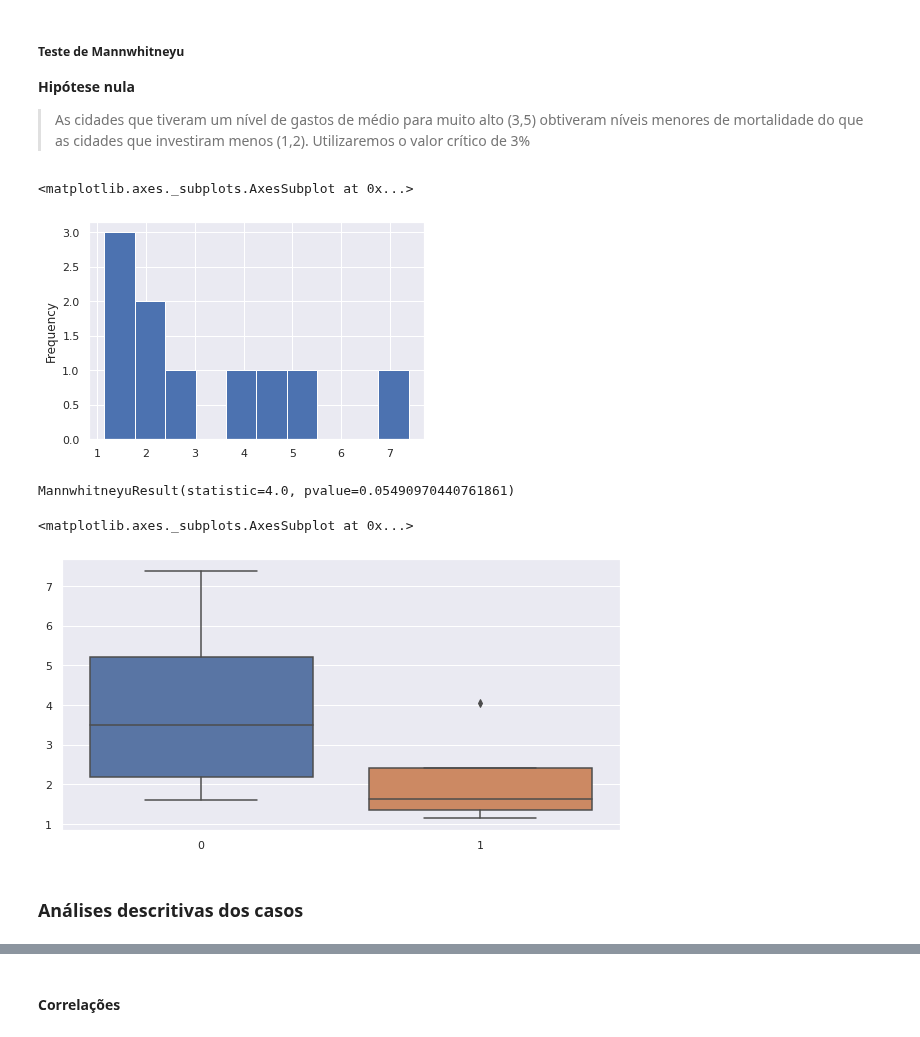
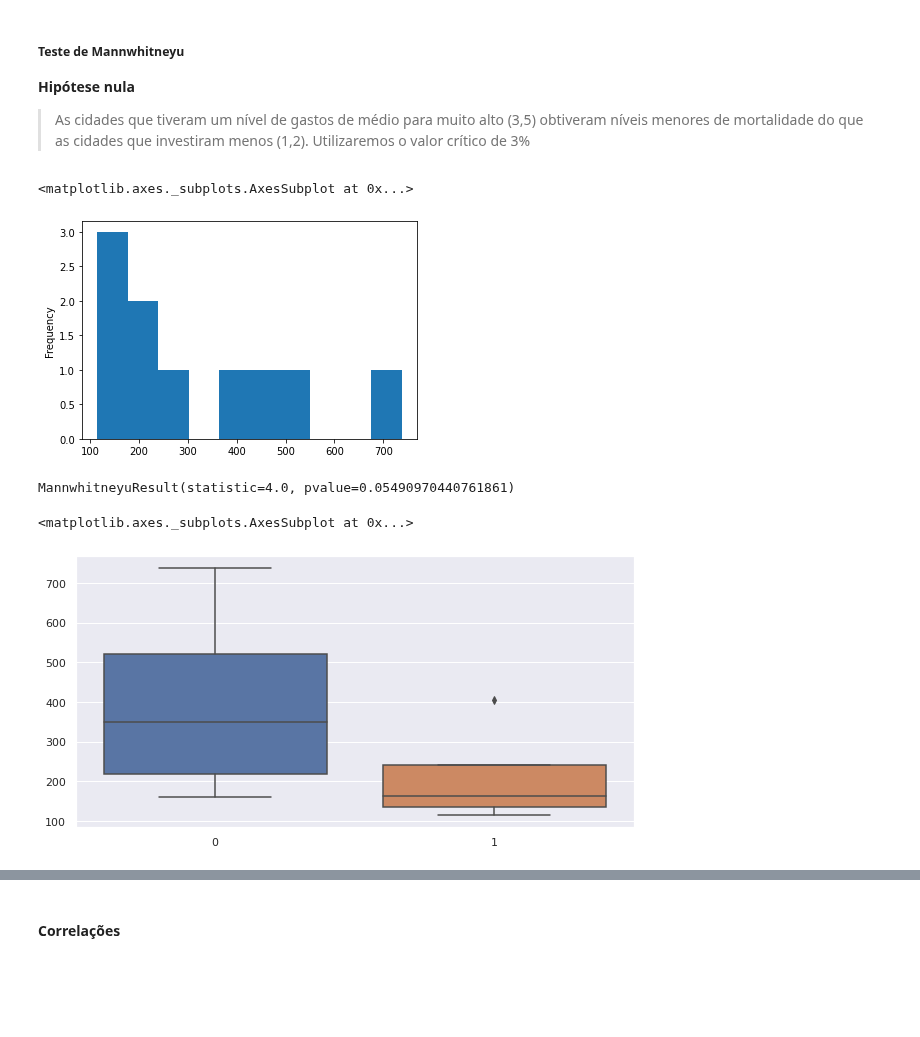
Before and after one commit to marcosw1998/Data-Science, a Jupyter notebook: Notebook/covid_spends_brazil.ipynb, the cells around one changed output, grey strips where cells are left out. Cells and saved outputs as stored; diff of their text form; code cells hidden in the pictures; blank space fills up the shorter version.

```diff
--- a/Notebook/covid_spends_brazil.ipynb
+++ b/Notebook/covid_spends_brazil.ipynb
@@ -641,6 +643,5 @@ len(invest_covidPe_lof)
 # %% [markdown]
 > **Atualiza o dataset com o conjunto de dados sem outliers**
 # %%
-invest_covidPe_lof = invest_covidPe_lof.drop(columns={'outlier'},inplace=True)
-invest_covidPe.update(invest_covidPe_lof)
+invest_covidPe.update(invest_covidPe_lof.drop(columns={'outlier'},inplace=True))
 # %% [output]
@@ -730,0 +710,3 @@ sns.barplot(x='municipio', y='taxa_mortalidade', data=aux).set(title='Taxa de mo
+# %%
+invest_covidPe = invest_covidPe.drop(columns={'outlier'})
+invest_covidPe
@@ -756,10 +831,11 @@ Ttest_relResult(statistic=7.895696601726666, pvalue=5.975348886828321e-13)
 **Hipótese nula**
 > As cidades que tiveram um nível de gastos de médio para muito alto (3,5) obtiveram níveis menores de mortalidade do que as cidades que investiram menos (1,2). Utilizaremos o valor crítico de 3%
 # %%
+stats_desc_covid_PE = covidPeCases.filter(items=['municipio', 'gastos_por_habitante','taxa_mortalidade','nivel_de_gastos']).sort_values(by=['gastos_por_habitante'])
 #Não segue uma normal
-aux['taxa_mortalidade'].plot.hist()
+stats_desc_covid_PE['taxa_mortalidade'].plot.hist()
 # %% [output]
 <matplotlib.axes._subplots.AxesSubplot at 0x...>
-[figure, old version]
+[figure, new version]
 # %%
 #Como nossos dados tratam de grupos não pareados e que não seguem uma distribuição normal, vamos utilizar o teste de mannwhitneyu
@@ -770,12 +847,10 @@ MannwhitneyuResult(statistic=4.0, pvalue=0.05490970440761861)
 #O valor obtido pelo pvalue acima do valor crítico indica evidência forte a favor da hipótese
 plt.figure(figsize=(10,5))
 
-municipios12 = aux[aux['nivel_de_gastos'] <= 2]
-municipios35 = aux[aux['nivel_de_gastos'] >= 3]
+municipios12 = stats_desc_covid_PE[ stats_desc_covid_PE['nivel_de_gastos'] <= 2 ]
+municipios35 = stats_desc_covid_PE[ stats_desc_covid_PE['nivel_de_gastos'] >= 3 ]
 
 sns.boxplot(data=[municipios12[['taxa_mortalidade']], municipios35[['taxa_mortalidade']]])
 # %% [output]
 <matplotlib.axes._subplots.AxesSubplot at 0x...>
-[figure, old version]
+[figure, new version]
-# %% [markdown]
-### **Análises descritivas dos casos**
```
Also changed, not shown: parts of 60 cells of this notebook.
